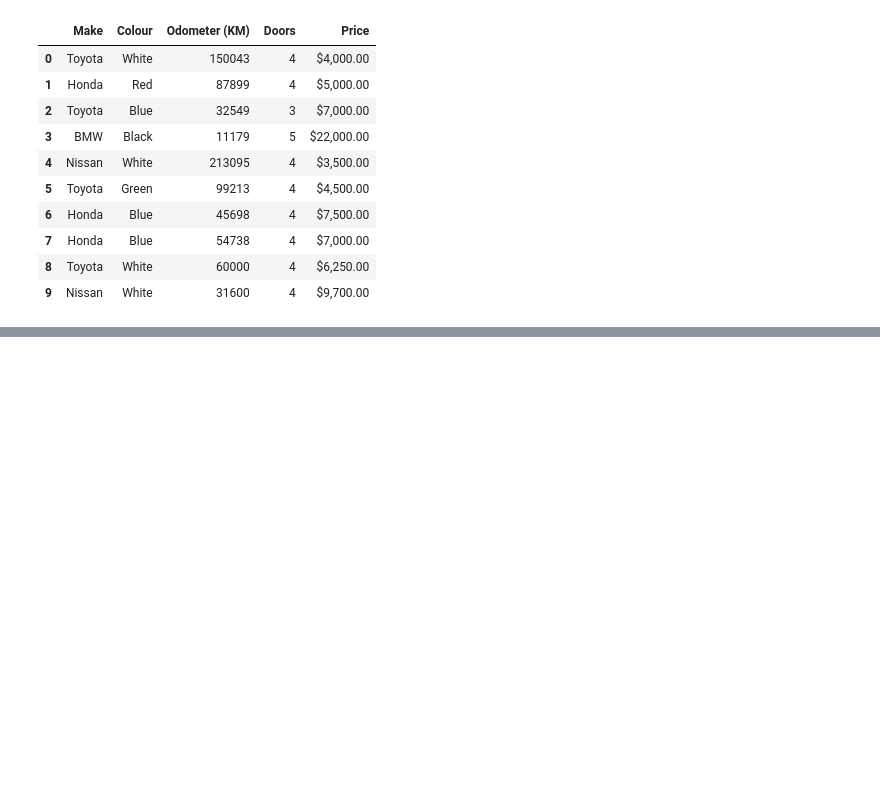
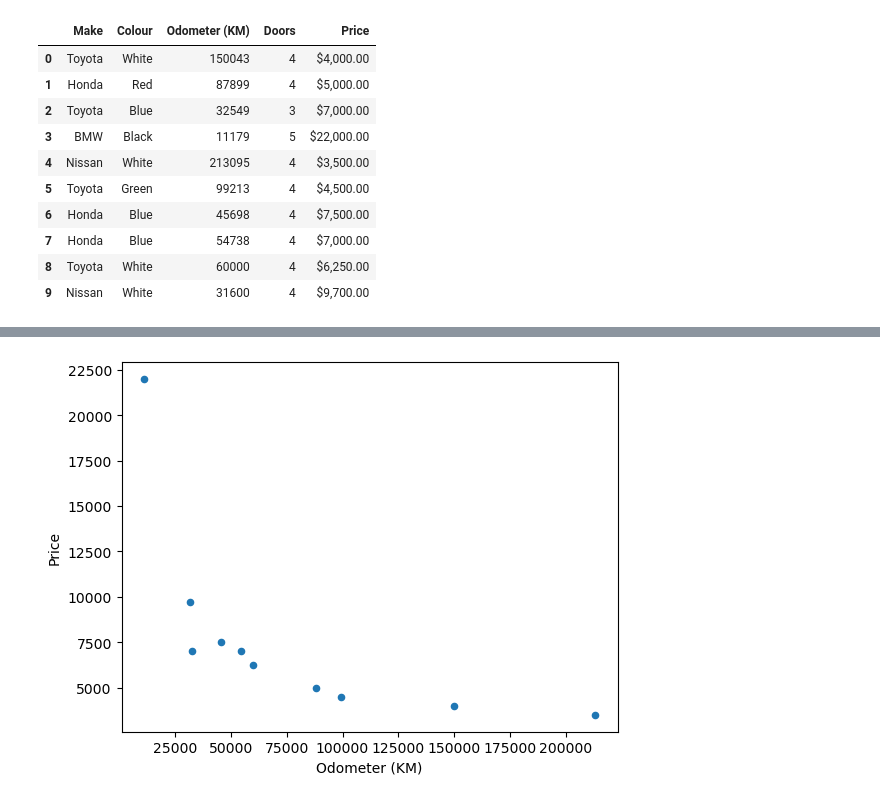
Before and after one commit to DanielJBox/ml-ds-ztm, a Jupyter notebook: matplotlib-project/introduction-to-matplotlib.ipynb, the cells around one changed output, grey strips where cells are left out. Drawn from its saved outputs; the diff is of its cells as text; code cells hidden in the pictures; blank space fills up the shorter version.

```diff
--- a/matplotlib-project/introduction-to-matplotlib.ipynb
+++ b/matplotlib-project/introduction-to-matplotlib.ipynb
@@ -216,0 +370,5 @@ plt.show()
+# %%
+car_sales.plot(x="Odometer (KM)", y="Price", kind="scatter")
+plt.show()
+# %% [output]
+[figure, added]
```
Also changed, not shown: parts of 40 cells of this notebook, 2 other files.
